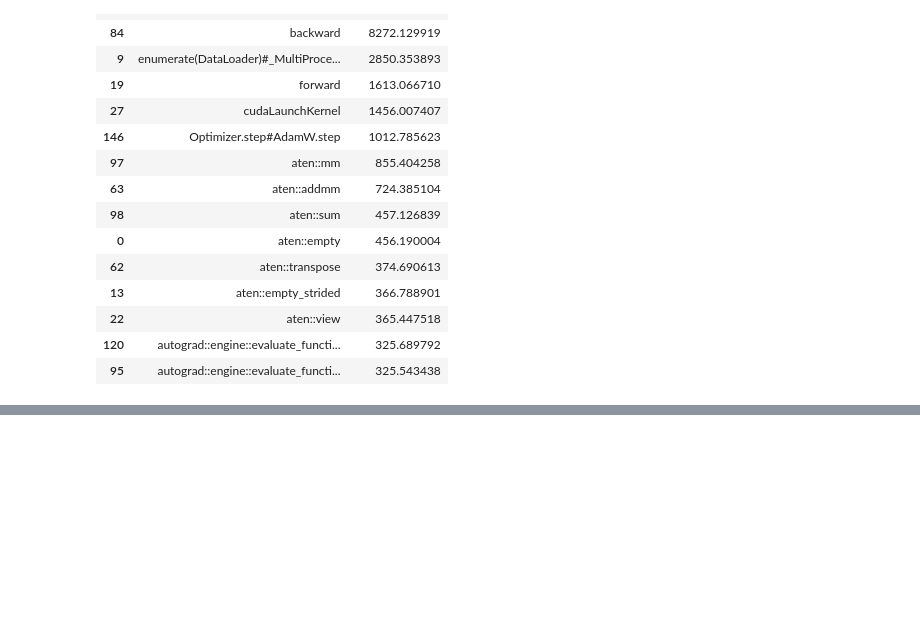
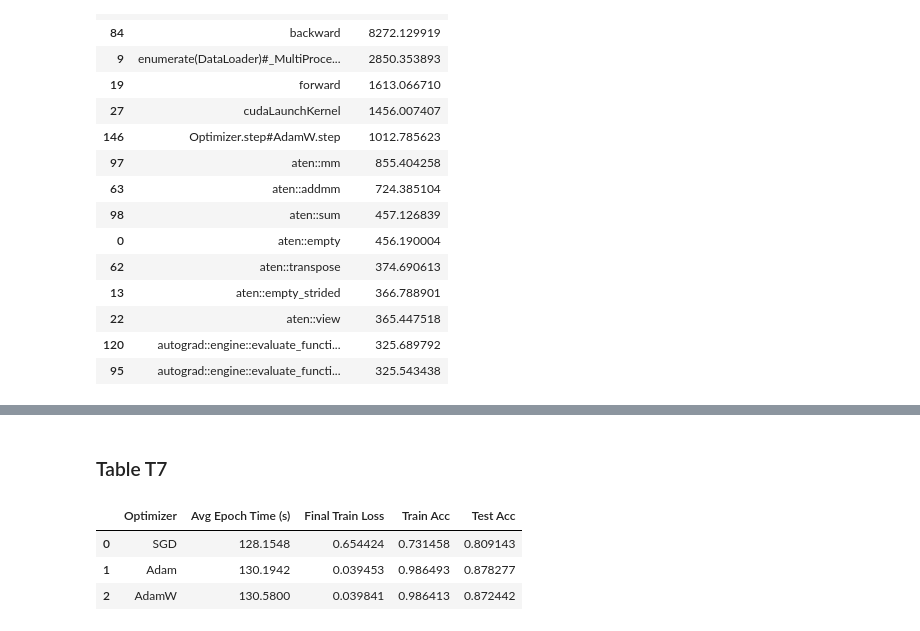
Before and after one commit to fred144/HPML_autumn25, a Jupyter notebook: pset2/hw2_fbg2107.ipynb, the cells around one changed output, grey strips where cells are left out. Cells and saved outputs as stored; diff of their text form; code cells hidden in the pictures; blank space fills up the shorter version.

```diff
--- a/pset2/hw2_fbg2107.ipynb
+++ b/pset2/hw2_fbg2107.ipynb
@@ -1118,0 +1822,43 @@ Train for 5 epochs on CPU and on GPU. Keep batch size and max length fixed acros
+# %% [markdown]
+### Table T7
+# %%
+df_c7 = pd.DataFrame(results_c7)
+
+# reorder
+df_c7_table = df_c7[
+    [
+        "optimizer",
+        "avg_epoch_time",
+        "final_train_loss",
+        "final_train_accuracy",
+        "final_test_accuracy",
+    ]
+]
+
+# rename columns
+df_c7_table = df_c7_table.rename(
+    columns={
+        "optimizer": "Optimizer",
+        "avg_epoch_time": "Avg Epoch Time (s)",
+        "final_train_loss": "Final Train Loss",
+        "final_train_accuracy": "Train Acc",
+        "final_test_accuracy": "Test Acc",
+    }
+)
+
+# format values
+df_c7_display = df_c7_table.copy()
+df_c7_display["Avg Epoch Time (s)"] = df_c7_display["Avg Epoch Time (s)"].round(4)
+df_c7_display["Final Train Loss"] = df_c7_display["Final Train Loss"].round(6)
+df_c7_display["Train Acc"] = df_c7_display["Train Acc"].round(6)
+df_c7_display["Test Acc"] = df_c7_display["Test Acc"].round(6)
+
+display(df_c7_display)
+
+# save to csv
+df_c7.to_csv("C7_optimizer_comparison_results.csv", index=False)
+# %% [output]
+|  | Optimizer | Avg Epoch Time (s) | Final Train Loss | Train Acc | Test Acc |
+| 0 | SGD | 128.1548 | 0.654424 | 0.731458 | 0.809143 |
+| 1 | Adam | 130.1942 | 0.039453 | 0.986493 | 0.878277 |
+| 2 | AdamW | 130.5800 | 0.039841 | 0.986413 | 0.872442 |
```
Also changed, not shown: parts of 21 cells of this notebook, 10 other files.
